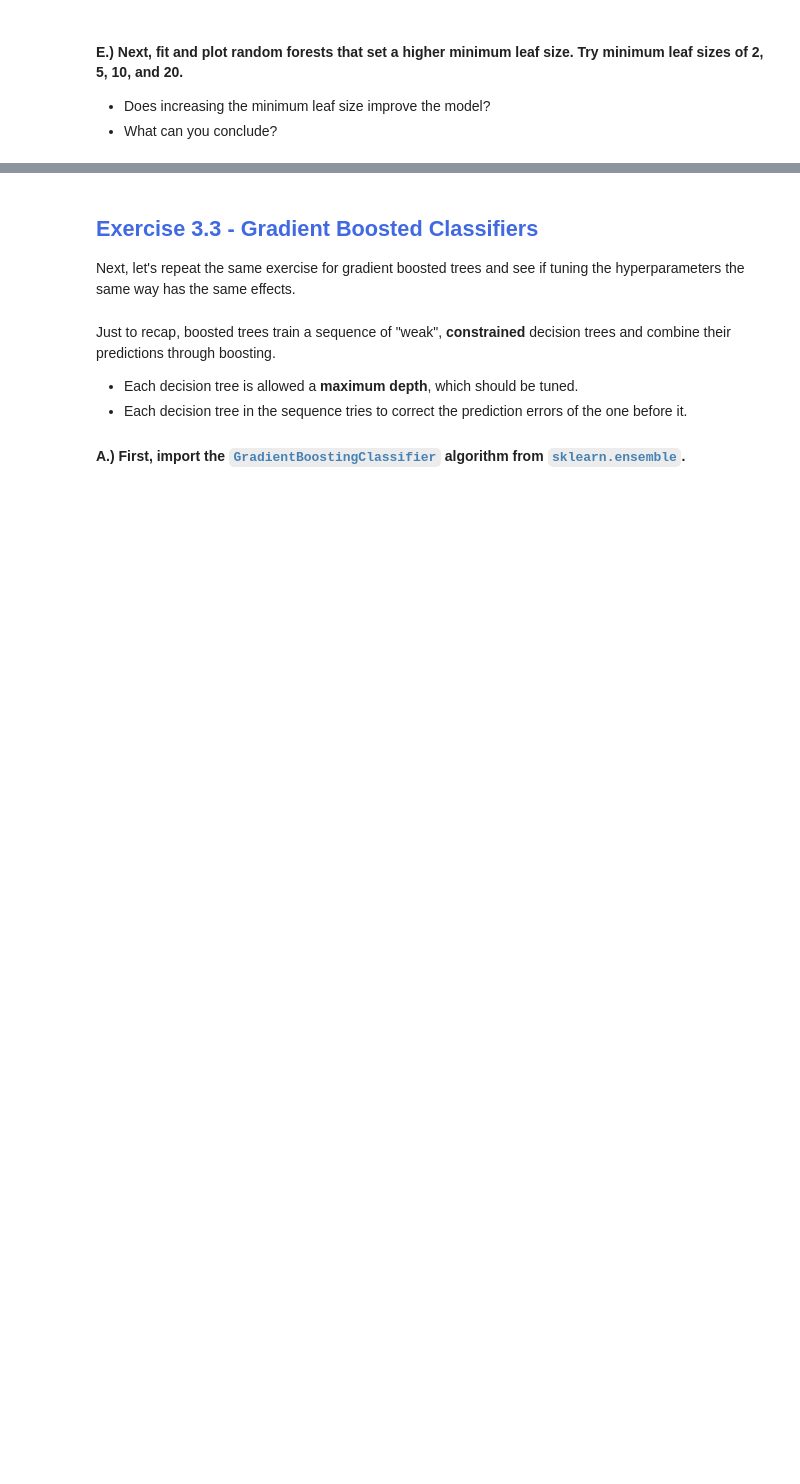
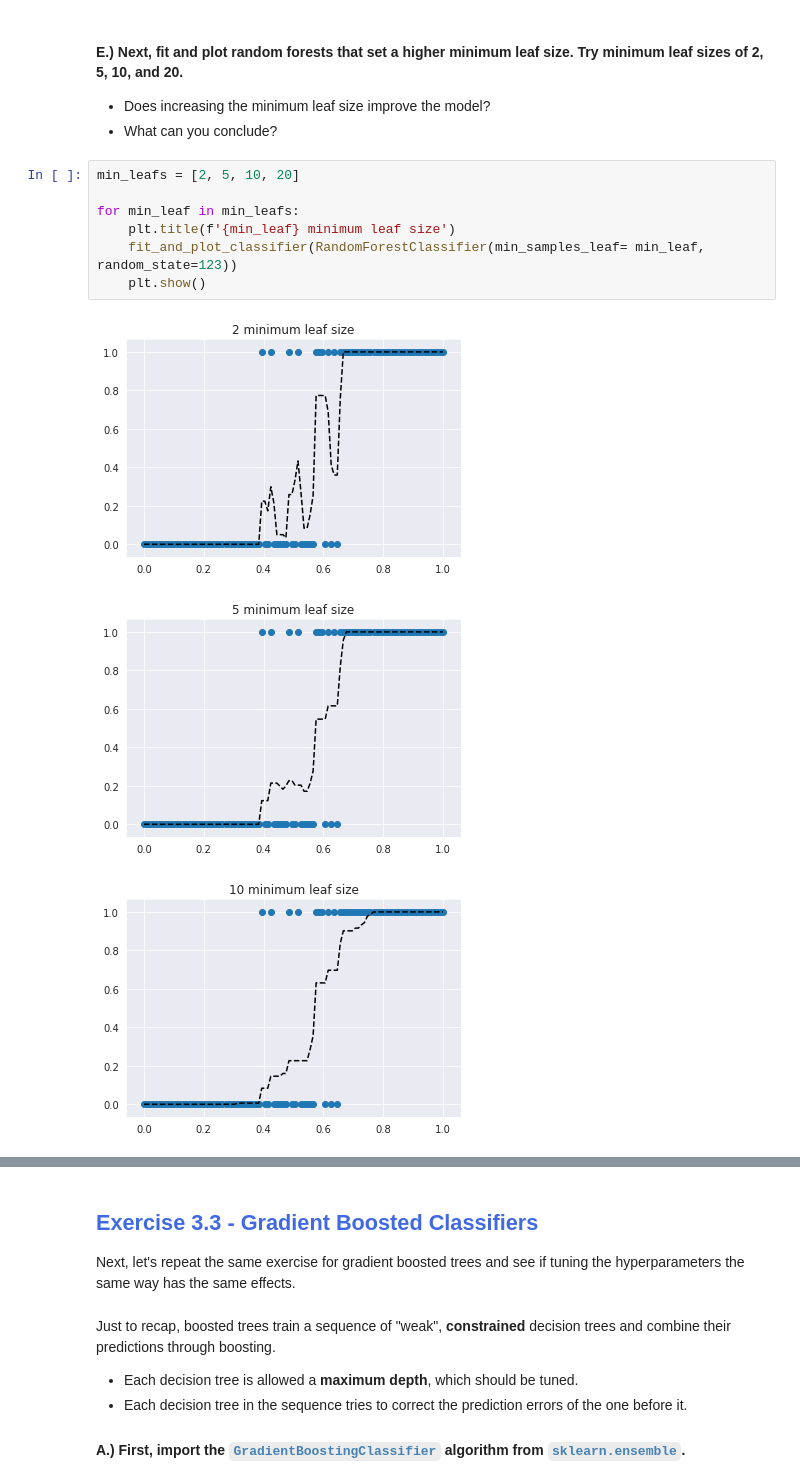
Before and after one commit to cedricsoares/elite_data_science, a Jupyter notebook: 3 - Workbook - Classification Algorithms.ipynb, the cells around one changed output, grey strips where cells are left out. Drawn from its saved outputs; the diff is of its cells as text; blank space fills up the shorter version.

```diff
--- a/3 - Workbook - Classification Algorithms.ipynb
+++ b/3 - Workbook - Classification Algorithms.ipynb
@@ -316,3 +360,14 @@ However, it's worth trying to tune the hyperparameters and overall model complex
 #### E.) Next, fit and plot random forests that set a higher minimum leaf size. Try minimum leaf sizes of 2, 5, 10, and 20.
 * Does increasing the minimum leaf size improve the model?
 * What can you conclude?
+# %%
+min_leafs = [2, 5, 10, 20]
+
+for min_leaf in min_leafs:
+    plt.title(f'{min_leaf} minimum leaf size')
+    fit_and_plot_classifier(RandomForestClassifier(min_samples_leaf= min_leaf, random_state=123))
+    plt.show()
+# %% [output]
+[figure, added]
+[figure, added]
+[figure, added]
```
Also changed, not shown: parts of 13 cells of this notebook.
